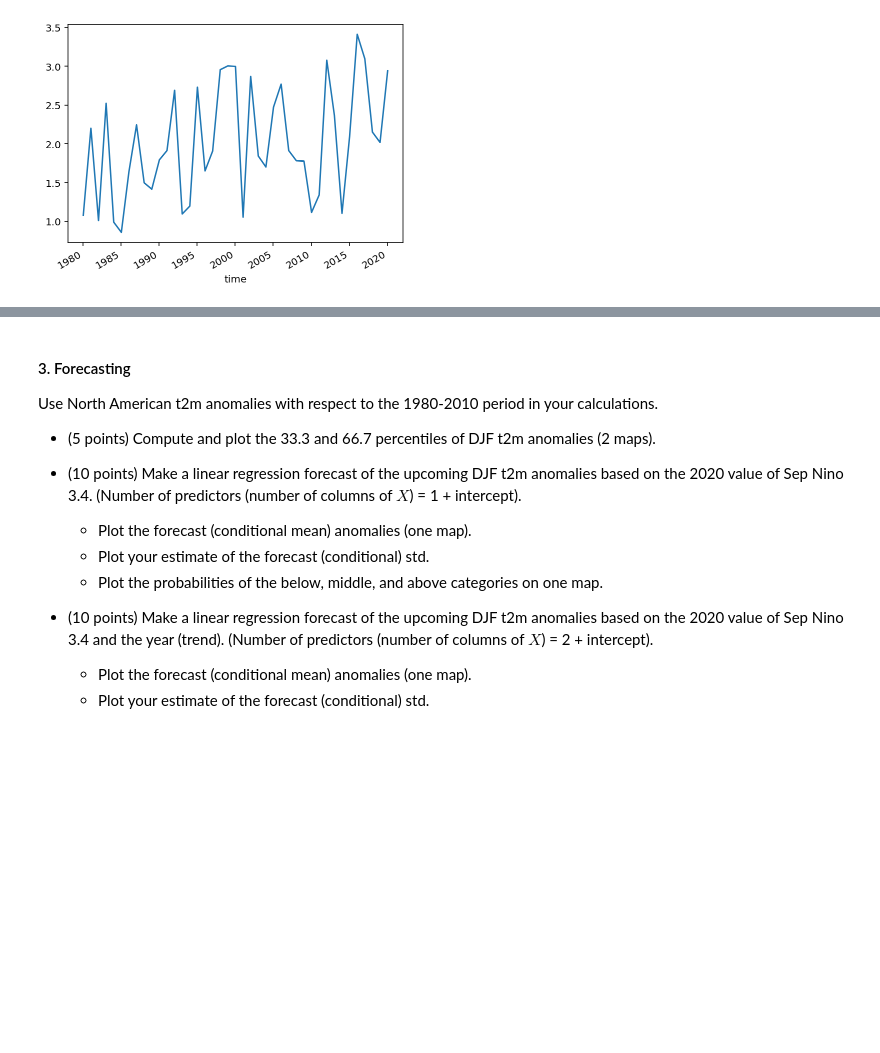
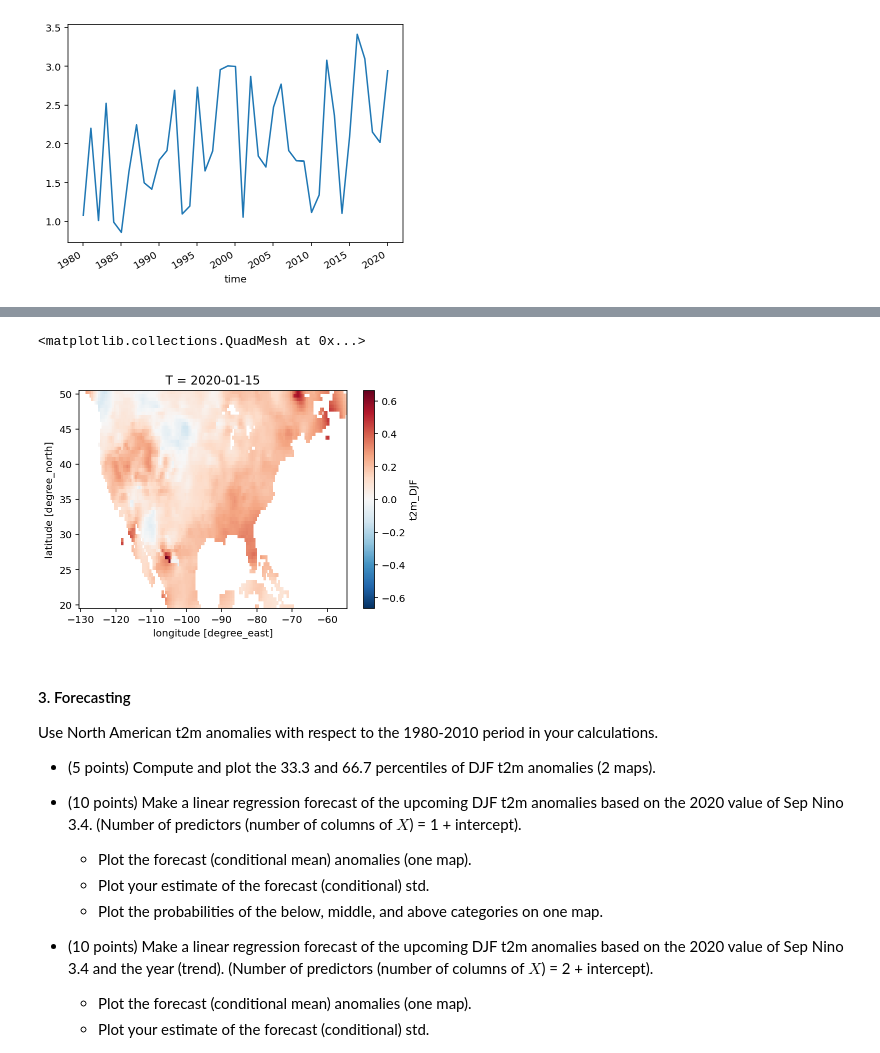
Before and after one commit to jp3993/apma4990-jp3993, a Jupyter notebook: HW-05.ipynb, the cells around one changed output, grey strips where cells are left out. Cells and saved outputs as stored; diff of their text form; code cells hidden in the pictures; blank space fills up the shorter version.

```diff
--- a/HW-05.ipynb
+++ b/HW-05.ipynb
@@ -732,3 +722,8 @@ NameError: name 'xlim' is not defined
+# %%
+(a-b).plot()   #answer: bc of climatology
+# %% [output]
+<matplotlib.collections.QuadMesh at 0x...>
+[figure, added]
 # %% [markdown]
 #### 3. Forecasting
 Use North American t2m anomalies with respect to the 1980-2010 period in your calculations.
```
Also changed, not shown: parts of 23 cells of this notebook.
